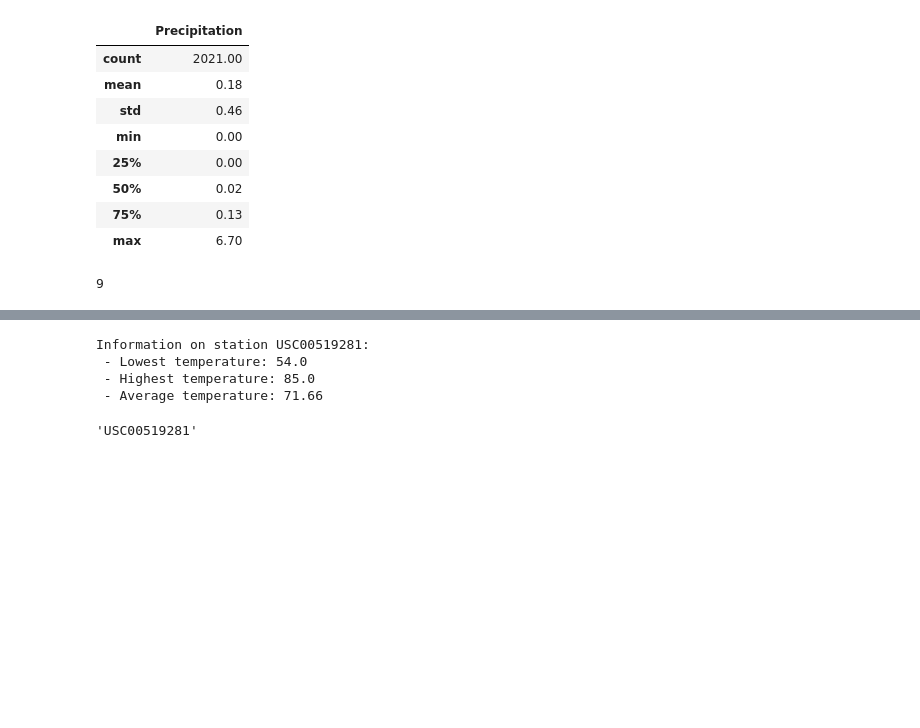
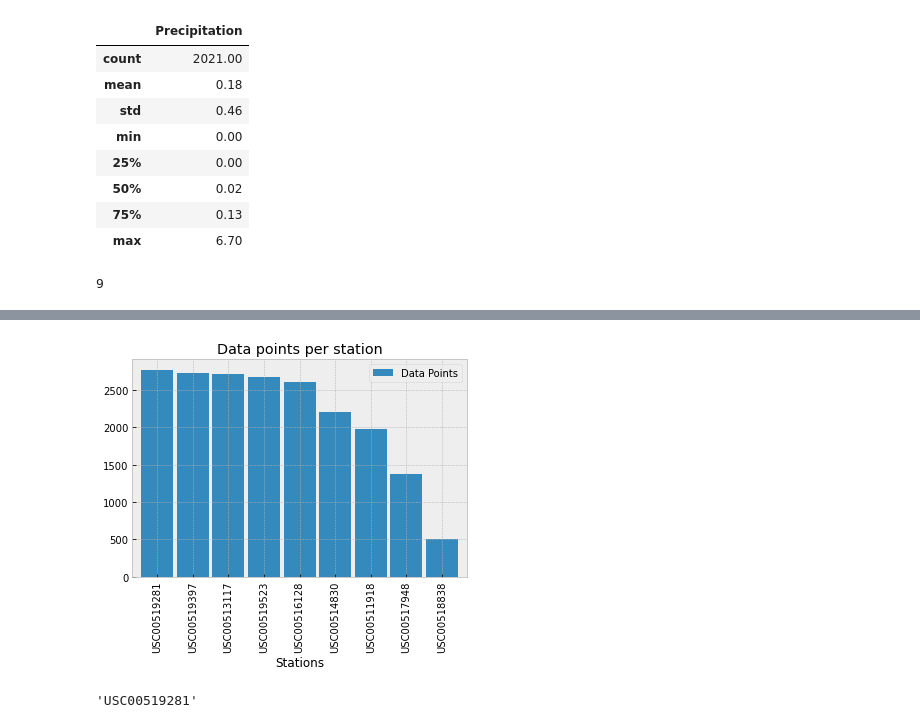
Before and after one commit to cckuqui/surfing-hawaii, a Jupyter notebook: climate.ipynb, the cells around one changed output, grey strips where cells are left out. Saved outputs shown, nothing was run; the diff lists cells and outputs as text; code cells hidden in the pictures; blank space fills up the shorter version.

```diff
--- a/climate.ipynb
+++ b/climate.ipynb
@@ -121,15 +127,9 @@ for active in active_stations:
-# %%
-# Using the station id from the previous query, calculate the lowest temperature recorded, highest temperature recorded, and average temperature of the most active station?
-most_active = session.query(func.min(Measurement.tobs),func.max(Measurement.tobs),func.avg(Measurement.tobs)).\
-              filter(Measurement.station == 'USC00519281')
-
-for active in most_active:
-    print(f'Information on station USC00519281: \n - Lowest temperature: {active[0]} \n - Highest temperature: {active[1]} \n - Average temperature: {round(active[2],2)}')
-# %% [output]
-Information on station USC00519281:
- - Lowest temperature: 54.0
- - Highest temperature: 85.0
- - Average temperature: 71.66
+# %%
+active_pd.plot(kind='bar',width=.9)
+plt.title('Data points per station')
+plt.show()
+# %% [output]
+[figure, added]
 # %%
 # Choose the station with the highest number of temperature observations.
 for active in active_stations[:1]:
```
Also changed, not shown: parts of 18 cells of this notebook.
